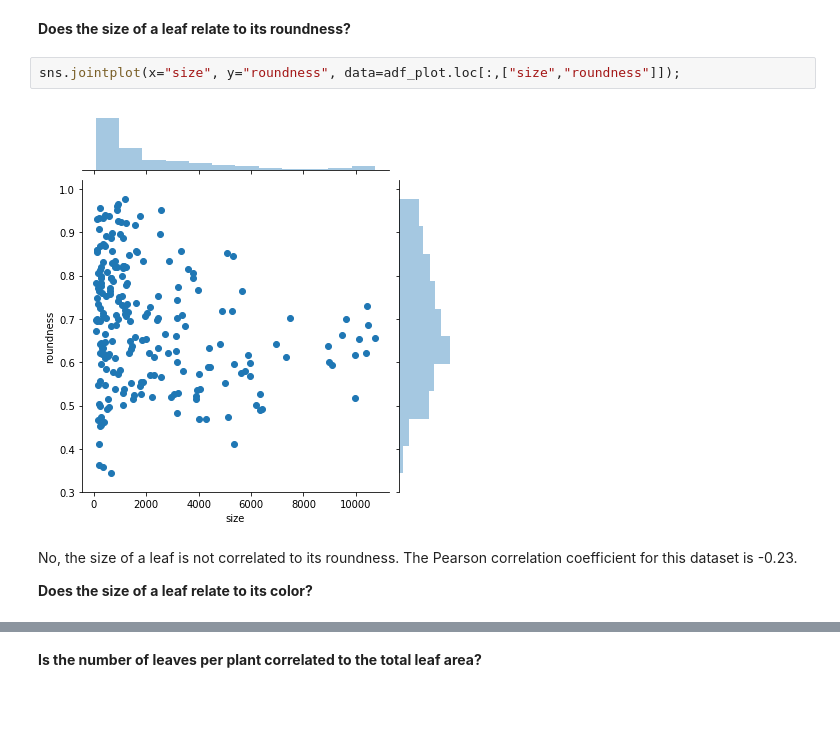
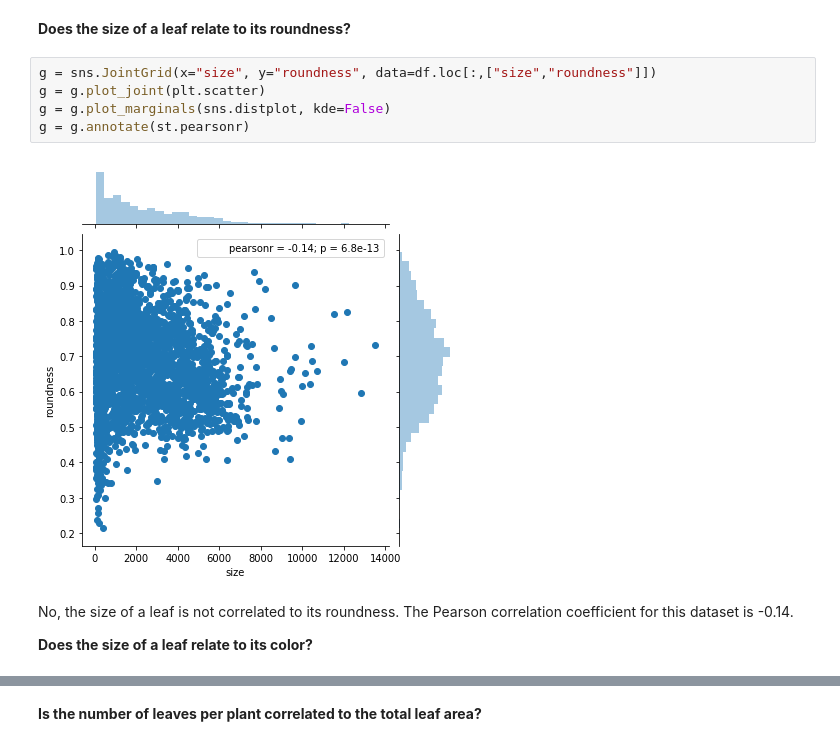
Before and after one commit to Regina-v/plant-image-analysis, a Jupyter notebook: Task04/ProgrammingProject3Task4.ipynb, the cells around one changed output, grey strips where cells are left out. Saved outputs shown, nothing was run; the diff lists cells and outputs as text; blank space fills up the shorter version.

```diff
--- a/Task04/ProgrammingProject3Task4.ipynb
+++ b/Task04/ProgrammingProject3Task4.ipynb
@@ -59,12 +64,15 @@ sns.heatmap(corr, mask=mask, vmax=.3, center=0, square=True, linewidths=.5, cbar
 [figure]
 # %% [markdown]
 **Does the size of a leaf relate to its roundness?**
-# %%
-sns.jointplot(x="size", y="roundness", data=adf_plot.loc[:,["size","roundness"]]);
-# %% [output]
-[figure, removed]
+# %%
+g = sns.JointGrid(x="size", y="roundness", data=df.loc[:,["size","roundness"]])
+g = g.plot_joint(plt.scatter)
+g = g.plot_marginals(sns.distplot, kde=False)
+g = g.annotate(st.pearsonr)
+# %% [output]
+[figure, added]
 # %% [markdown]
-No, the size of a leaf is not correlated to its roundness. The Pearson correlation coefficient for this dataset is -0.23.
+No, the size of a leaf is not correlated to its roundness. The Pearson correlation coefficient for this dataset is -0.14.
 
 
 **Does the size of a leaf relate to its color?**
```
Also changed, not shown: parts of 23 cells of this notebook, 1 other file.
